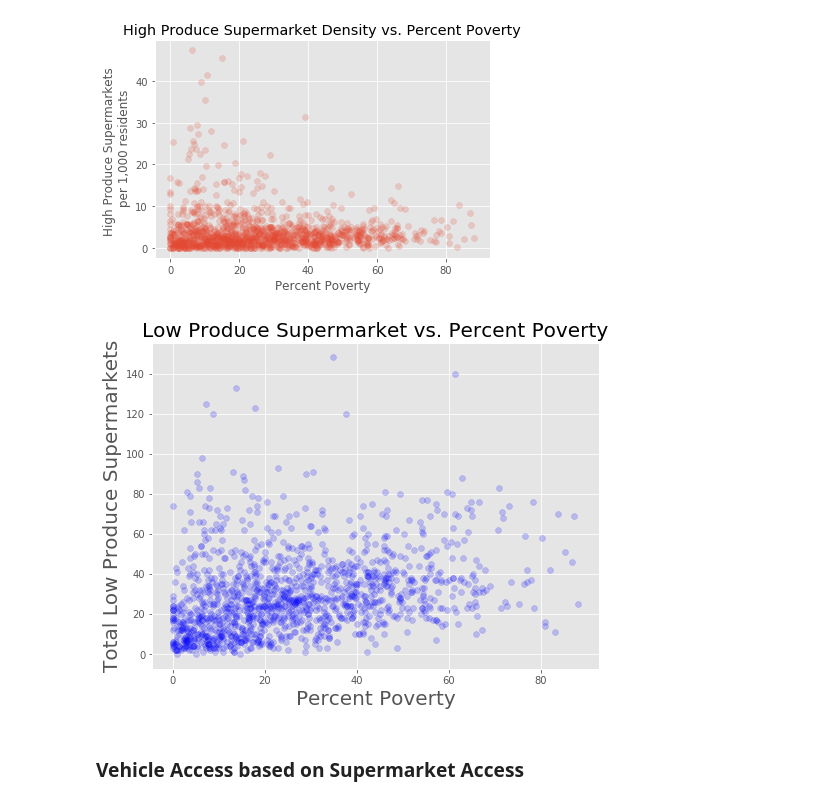
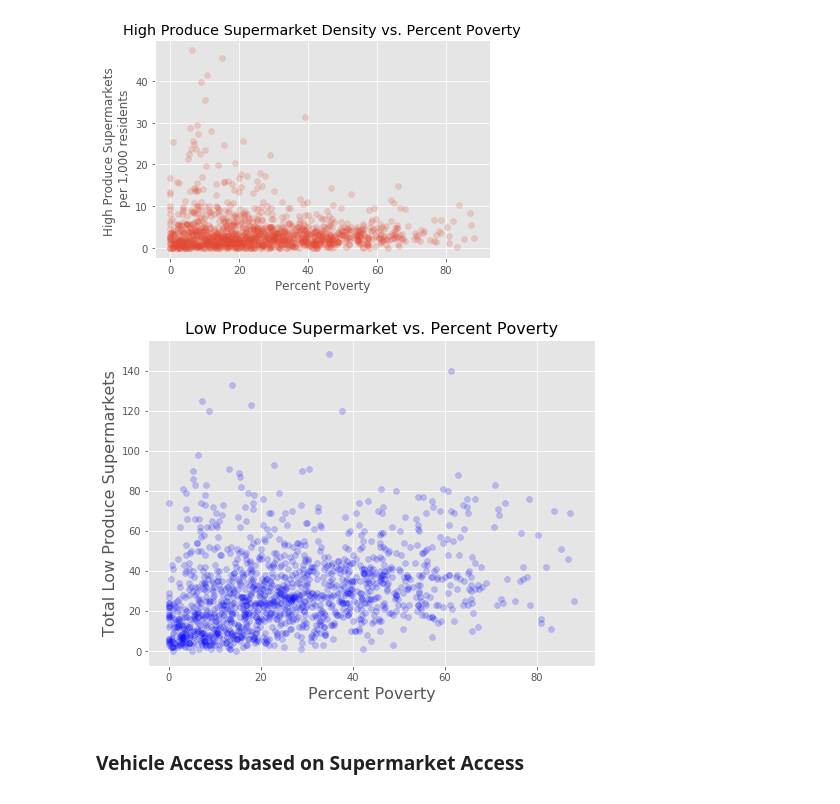
Before and after one commit to jamiewessels/Philly_Food_Access, a Jupyter notebook: notebooks/Exploratory_Data_Analysis.ipynb, the cells around one changed output. Saved outputs shown, nothing was run; the diff lists cells and outputs as text; code cells hidden in the pictures.

```diff
--- a/notebooks/Exploratory_Data_Analysis.ipynb
+++ b/notebooks/Exploratory_Data_Analysis.ipynb
@@ -480,12 +480,12 @@ ax.set_title('High Produce Supermarket Density vs. Percent Poverty');
 # %%
 fig, ax = plt.subplots(figsize = (8,6))
 ax.scatter(df['pct_poverty'], df['tot_lpss'], alpha = 0.2, color = 'blue')
-ax.set_xlabel('Percent Poverty', fontsize = 20)
-ax.set_ylabel('Total Low Produce Supermarkets', fontsize = 20)
-ax.set_title('Low Produce Supermarket vs. Percent Poverty', fontsize = 20);
+ax.set_xlabel('Percent Poverty', fontsize = 16)
+ax.set_ylabel('Total Low Produce Supermarkets', fontsize = 16)
+ax.set_title('Low Produce Supermarket vs. Percent Poverty', fontsize = 16);
 fig.savefig('../images/scatter_tot_lpss.jpeg')
 # %% [output]
-[figure, old version]
+[figure, new version]
 # %% [markdown]
 ### Vehicle Access based on Supermarket Access
 # %%
```
Also changed, not shown: parts of 3 cells of this notebook, 9 other files.
